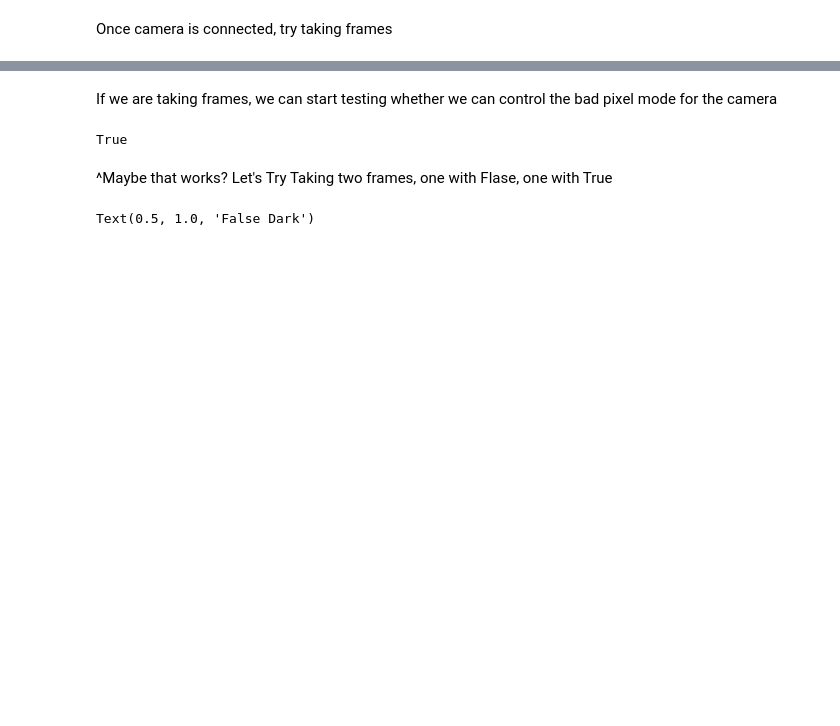
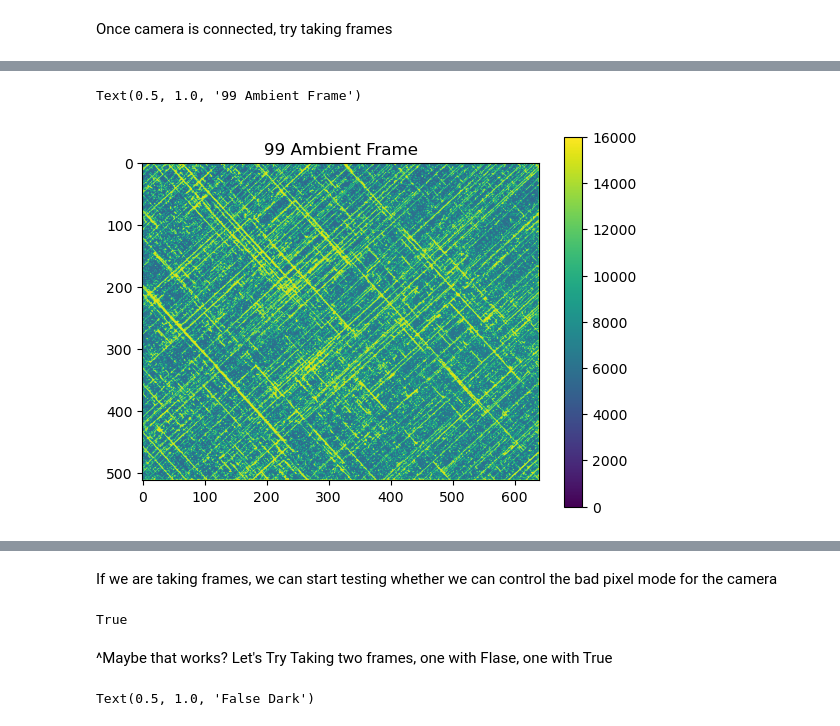
Before and after one commit to UCSB-Exoplanet-Polarimetry-Lab/derp_control, a Jupyter notebook: bad_pix_testing.ipynb, the cells around one changed output, grey strips where cells are left out. Cells and saved outputs as stored; diff of their text form; code cells hidden in the pictures; blank space fills up the shorter version.

```diff
--- a/bad_pix_testing.ipynb
+++ b/bad_pix_testing.ipynb
@@ -34,0 +55,12 @@ AssertionError: tint value 15ms must be between 0.001043 and 9.996761
+# %%
+# Now taking ambient frames - taken with lights off and curtains closed
+ambient_test = cam.take_median_image(n_frames)
+
+# plotting
+plt.figure(0)
+plt.imshow(ambient_test, vmin = 0, vmax = 16000)
+plt.colorbar()
+plt.title('99 Ambient Frame')
+# %% [output]
+Text(0.5, 1.0, '99 Ambient Frame')
+[figure, added]
```
Also changed, not shown: parts of 9 cells of this notebook, 1 other file.
